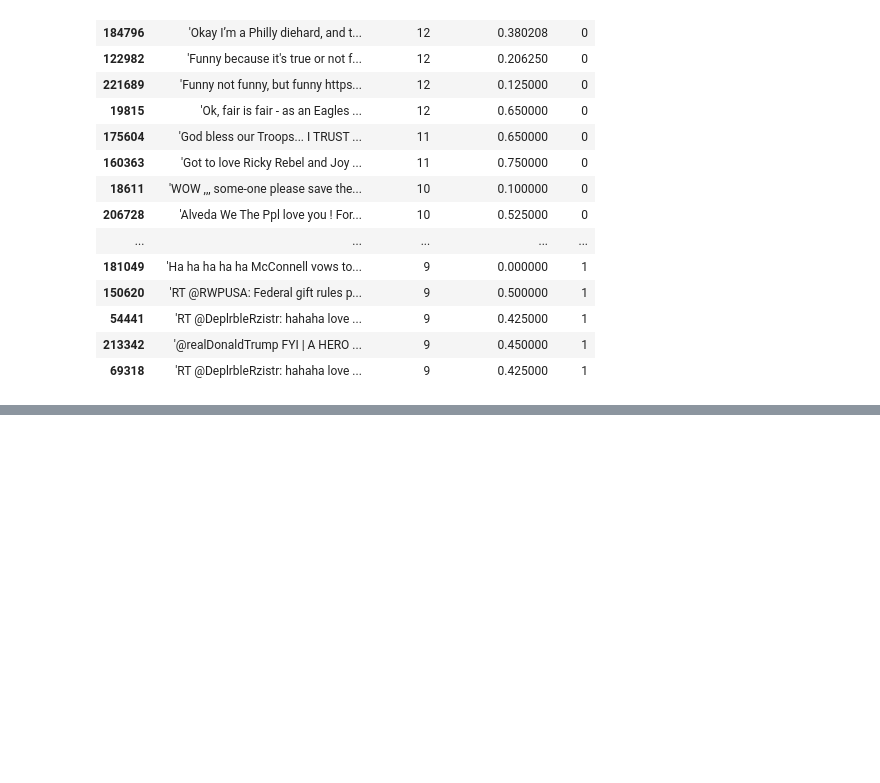
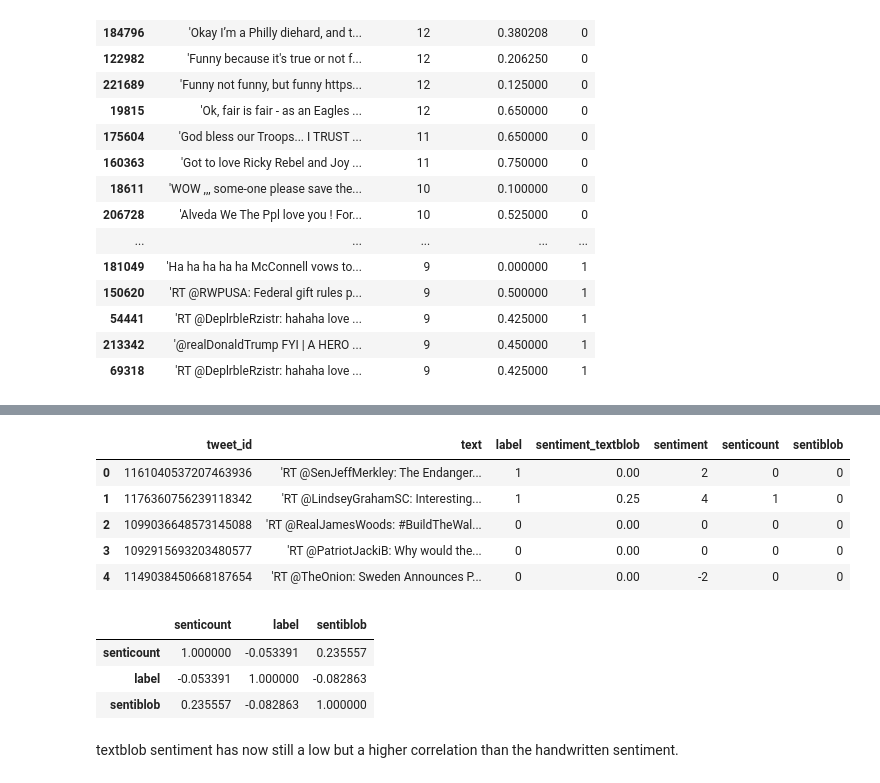
Before and after one commit to HU-AI-Research/Simple-Sentiment-analysis, a Jupyter notebook: Sentiment.ipynb, the cells around one changed output, grey strips where cells are left out. Cells and saved outputs as stored; diff of their text form; code cells hidden in the pictures; blank space fills up the shorter version.

```diff
--- a/Sentiment.ipynb
+++ b/Sentiment.ipynb
@@ -80,0 +99,22 @@ df_subset.head(50)
+# %%
+df['senticount'] = np.where((df['sentiment'] > 3) | (df['sentiment'] < -3), 1, 0)
+df['sentiblob'] = np.where((df['sentiment_textblob'] > 0.25) | (df['sentiment_textblob'] < -0.25), 1, 0)
+df.head()
+# %% [output]
+|  | tweet_id | text | label | sentiment_textblob | sentiment | senticount | sentiblob |
+| 0 | 1161040537207463936 | 'RT @SenJeffMerkley: The Endanger... | 1 | 0.00 | 2 | 0 | 0 |
+| 1 | 1176360756239118342 | 'RT @LindseyGrahamSC: Interesting... | 1 | 0.25 | 4 | 1 | 0 |
+| 2 | 1099036648573145088 | 'RT @RealJamesWoods: #BuildTheWal... | 0 | 0.00 | 0 | 0 | 0 |
+| 3 | 1092915693203480577 | 'RT @PatriotJackiB: Why would the... | 0 | 0.00 | 0 | 0 | 0 |
+| 4 | 1149038450668187654 | 'RT @TheOnion: Sweden Announces P... | 0 | 0.00 | -2 | 0 | 0 |
+# %%
+df_subset = df[['senticount','label','sentiblob']]
+corr = df_subset.corr()
+corr
+# %% [output]
+|  | senticount | label | sentiblob |
+| senticount | 1.000000 | -0.053391 | 0.235557 |
+| label | -0.053391 | 1.000000 | -0.082863 |
+| sentiblob | 0.235557 | -0.082863 | 1.000000 |
+# %% [markdown]
+textblob sentiment has now still a low but a higher correlation than the handwritten sentiment.
```
Also changed, not shown: parts of 3 cells of this notebook.
